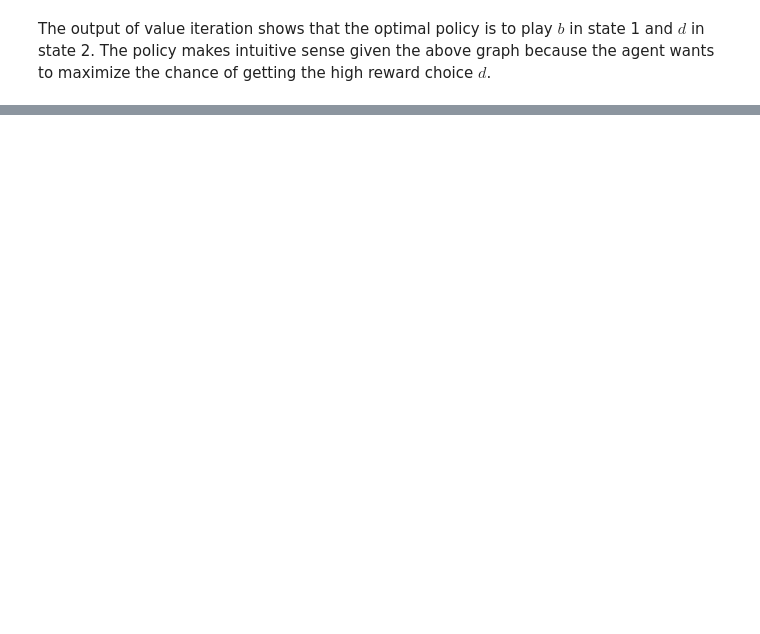
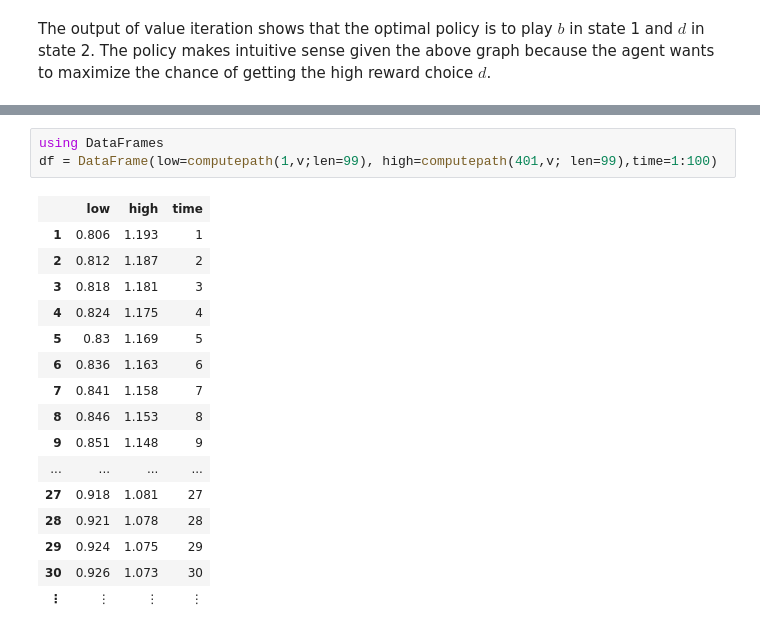
Before and after one commit to cpritcha/MDP, a Jupyter notebook: doc/doc_discrete.ipynb, the cells around one changed output, grey strips where cells are left out. Drawn from its saved outputs; the diff is of its cells as text; blank space fills up the shorter version.

```diff
--- a/doc/doc_discrete.ipynb
+++ b/doc/doc_discrete.ipynb
@@ -64,0 +205,20 @@ policyiteration(mdp)
+# %%
+using DataFrames
+df = DataFrame(low=computepath(1,v;len=99), high=computepath(401,v; len=99),time=1:100)
+# %% [output]
+|  | low | high | time |
+| 1 | 0.806 | 1.193 | 1 |
+| 2 | 0.812 | 1.187 | 2 |
+| 3 | 0.818 | 1.181 | 3 |
+| 4 | 0.824 | 1.175 | 4 |
+| 5 | 0.83 | 1.169 | 5 |
+| 6 | 0.836 | 1.163 | 6 |
+| 7 | 0.841 | 1.158 | 7 |
+| 8 | 0.846 | 1.153 | 8 |
+| 9 | 0.851 | 1.148 | 9 |
+| ... | ... | ... | ... |
+| 27 | 0.918 | 1.081 | 27 |
+| 28 | 0.921 | 1.078 | 28 |
+| 29 | 0.924 | 1.075 | 29 |
+| 30 | 0.926 | 1.073 | 30 |
+| ⋮ | ⋮ | ⋮ | ⋮ |
```
Also changed, not shown: parts of 19 cells of this notebook.
